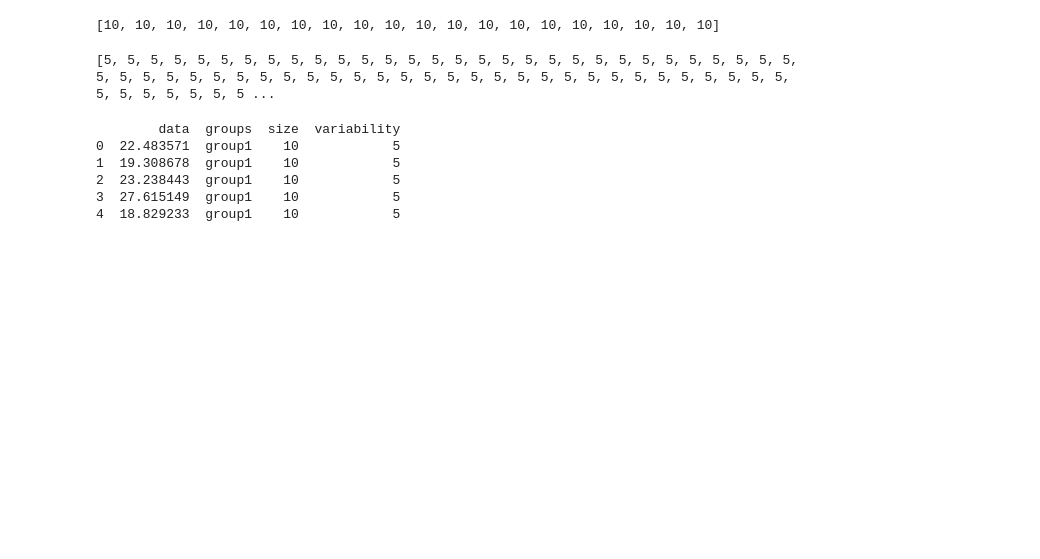
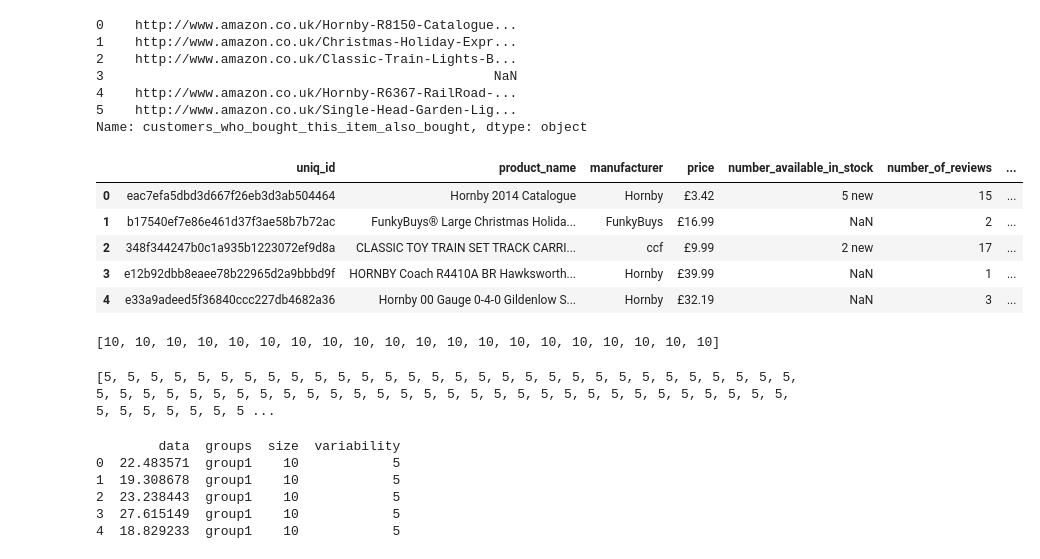
Before and after one commit to wwwslinger/drills, a Jupyter notebook: Thinkful/drills/scratchpad.ipynb, the cells around one changed output. Saved outputs shown, nothing was run; the diff lists cells and outputs as text; code cells hidden in the pictures; blank space fills up the shorter version.

```diff
--- a/Thinkful/drills/scratchpad.ipynb
+++ b/Thinkful/drills/scratchpad.ipynb
@@ -5,6 +5,24 @@ import matplotlib.pyplot as plt
 import seaborn as sns
 sns.set(style="ticks", color_codes=True)
 %matplotlib inline
+# %%
+amazon_df = pd.read_csv("amazon_co-ecommerce_sample.csv")
+print(amazon_df["customers_who_bought_this_item_also_bought"].loc[0:5])
+amazon_df.head()
+# %% [output]
+0    http://www.amazon.co.uk/Hornby-R8150-Catalogue...
+1    http://www.amazon.co.uk/Christmas-Holiday-Expr...
+2    http://www.amazon.co.uk/Classic-Train-Lights-B...
+3                                                  NaN
+4    http://www.amazon.co.uk/Hornby-R6367-RailRoad-...
+5    http://www.amazon.co.uk/Single-Head-Garden-Lig...
+Name: customers_who_bought_this_item_also_bought, dtype: object
+|  | uniq_id | product_name | manufacturer | price | number_available_in_stock | number_of_reviews | ... |
+| 0 | eac7efa5dbd3d667f26eb3d3ab504464 | Hornby 2014 Catalogue | Hornby | £3.42 | 5 new | 15 | ... |
+| 1 | b17540ef7e86e461d37f3ae58b7b72ac | FunkyBuys® Large Christmas Holida... | FunkyBuys | £16.99 | NaN | 2 | ... |
+| 2 | 348f344247b0c1a935b1223072ef9d8a | CLASSIC TOY TRAIN SET TRACK CARRI... | ccf | £9.99 | 2 new | 17 | ... |
+| 3 | e12b92dbb8eaee78b22965d2a9bbbd9f | HORNBY Coach R4410A BR Hawksworth... | Hornby | £39.99 | NaN | 1 | ... |
+| 4 | e33a9adeed5f36840ccc227db4682a36 | Hornby 00 Gauge 0-4-0 Gildenlow S... | Hornby | £32.19 | NaN | 3 | ... |
 # %%
 import scipy.stats as stats
 
```
Also changed, not shown: 7 other files.
